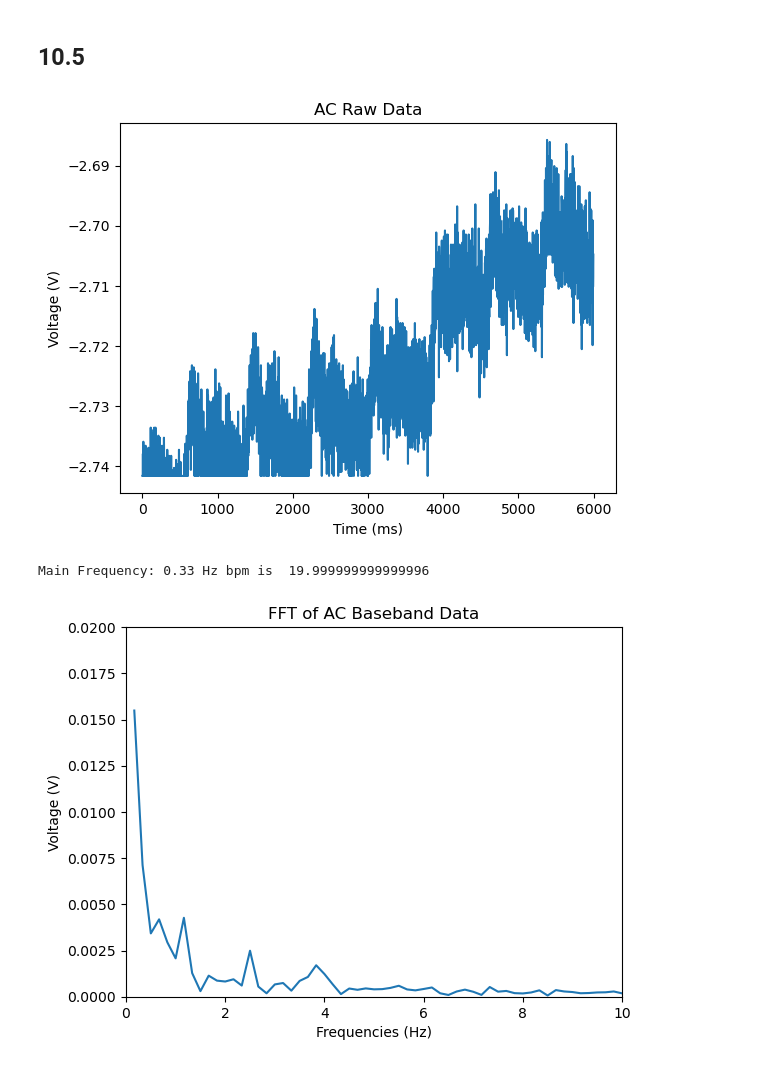
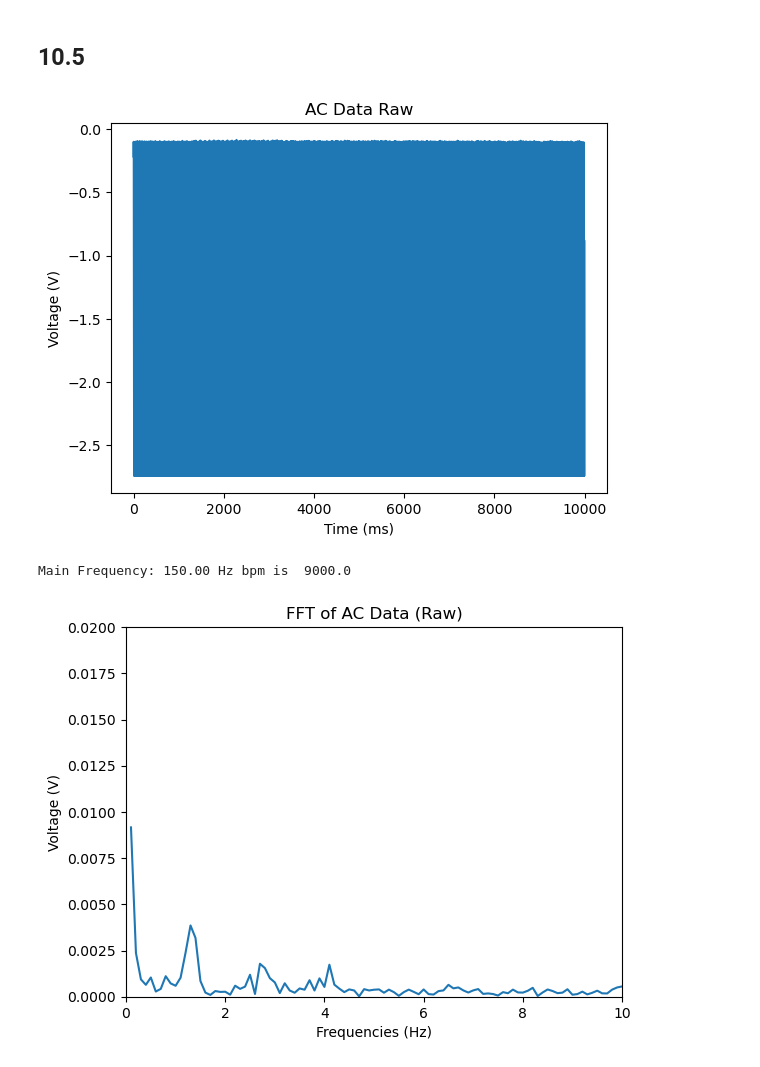
Before and after one commit to t-vee/111ALab, a Jupyter notebook: Lab 10/Lab10PythonNotebook.ipynb, the cells around one changed output. Cells and saved outputs as stored; diff of their text form; code cells hidden in the pictures.

```diff
--- a/Lab 10/Lab10PythonNotebook.ipynb
+++ b/Lab 10/Lab10PythonNotebook.ipynb
@@ -138,12 +139,12 @@ plt.show()
 # %%
 ads.close_wavegen()
 
-#ads.use_wavegen(offset_v = 2.75, amp_v = 1, freq_hz = 50)
-ads.use_wavegen(channel=1, function=wavegen_functions["dc"],offset_v=2.75)
+ads.use_wavegen(offset_v = 2.75, amp_v = 1, freq_hz = 50)
+#ads.use_wavegen(channel=1, function=wavegen_functions["dc"],offset_v=2.75)
 
 time.sleep(2) #so everything can 'settle' before data is collected
 
-raw_data = oscilloscope_run(ads, duration=6, channel=1, sampling_freq=500)
+raw_data = oscilloscope_run(ads, duration=10, channel=1, sampling_freq=500)
 
 ads.close_wavegen()
 # %%
@@ -152,32 +153,32 @@ ads.close_wavegen()
 # %%
 plt.plot(raw_data["x"], raw_data["y"])
 #plt.grid(visible=True, which='major', color='black', linestyle='-')
 #plt.grid(visible=True, which='minor', color='black', linestyle='--')
 plt.xlabel('Time (ms)')
 plt.ylabel('Voltage (V)')
-plt.title("AC Raw Data")
+plt.title("AC Data Raw")
 plt.show()
 
-fname = os.path.join('./heartbeat_data', 'demod_lockin'+time.strftime("%Y%m%d-%H%M%S")+".txt")
-np.savetxt(fname, np.array([raw_data["x"], raw_data["y"]]))
+#fname = os.path.join('./heartbeat_data', 'demod_lockin'+time.strftime("%Y%m%d-%H%M%S")+".txt")
+#np.savetxt(fname, np.array([raw_data["x"], raw_data["y"]]))
 
 fft_raw = fft(raw_data)
 maxf = fft_raw["frequencies"][np.argsort(fft_raw["magnitudes"])[-2]]
 print("Main Frequency: {:.2f} Hz".format(maxf), "bpm is ", maxf * 60)
 
 
 plt.plot(fft_raw["frequencies"], fft_raw["magnitudes"])
 plt.xlabel("Frequencies (Hz)")
 plt.ylabel("Voltage (V)")
 plt.xlim(0,10)
 plt.ylim(0,0.02)
 #plt.grid(visible=True, which='major', color='black', linestyle='-')
 #plt.grid(visible=True, which='minor', color='black', linestyle='--')
-plt.title("FFT of AC Baseband Data")
+plt.title("FFT of AC Data (Raw)")
 plt.show()
 # %% [output]
-[figure, old version]
+[figure, new version]
-Main Frequency: 0.33 Hz bpm is  19.999999999999996
+Main Frequency: 150.00 Hz bpm is  9000.0
-[figure, old version]
+[figure, new version]
 # %%
 demod_data_radio = demodulate_radio(raw_data, 5, save = True)
```
Also changed, not shown: parts of 13 cells of this notebook, 23 other files.
